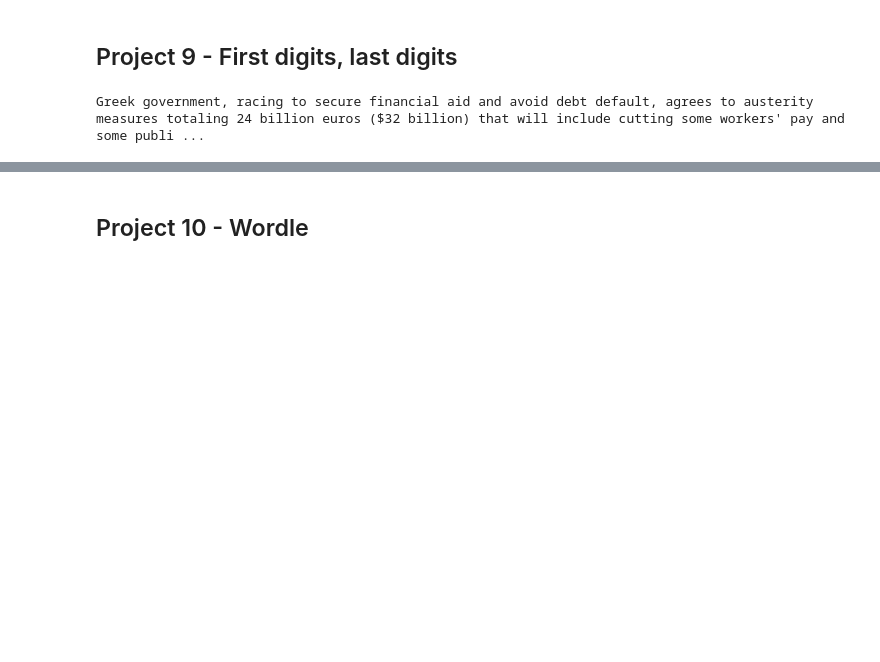
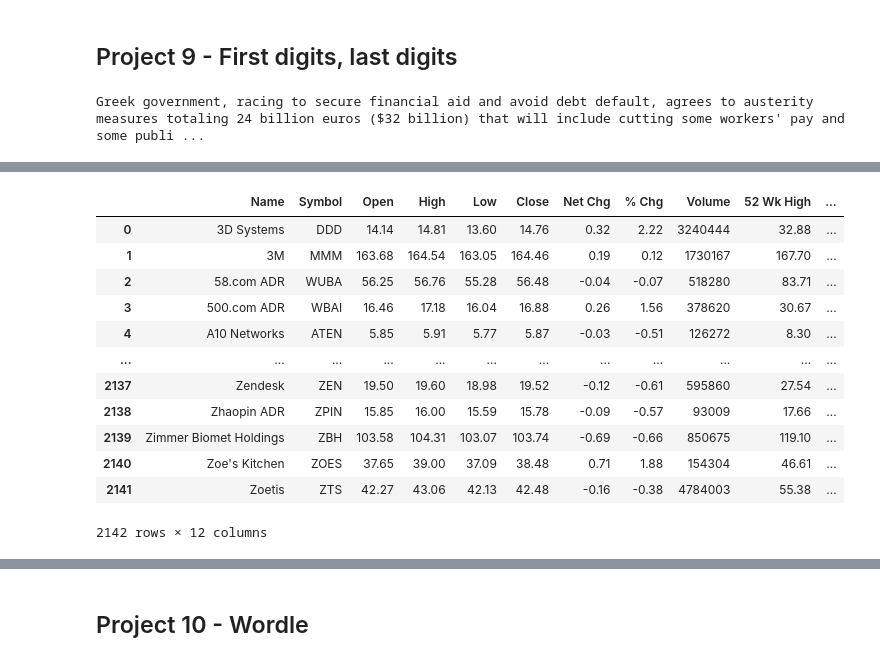
Before and after one commit to jllottes/jllottes.github.io, a Jupyter notebook: _static/weekly_notebooks/week14_notebook.ipynb, the cells around one changed output, grey strips where cells are left out. Saved outputs shown, nothing was run; the diff lists cells and outputs as text; code cells hidden in the pictures; blank space fills up the shorter version.

```diff
--- a/_static/weekly_notebooks/week14_notebook.ipynb
+++ b/_static/weekly_notebooks/week14_notebook.ipynb
@@ -43,0 +49,16 @@ fig.tight_layout()
+# %%
+NYSE
+# %% [output]
+|  | Name | Symbol | Open | High | Low | Close | Net Chg | % Chg | Volume | 52 Wk High | ... |
+| 0 | 3D Systems | DDD | 14.14 | 14.81 | 13.60 | 14.76 | 0.32 | 2.22 | 3240444 | 32.88 | ... |
+| 1 | 3M | MMM | 163.68 | 164.54 | 163.05 | 164.46 | 0.19 | 0.12 | 1730167 | 167.70 | ... |
+| 2 | 58.com ADR | WUBA | 56.25 | 56.76 | 55.28 | 56.48 | -0.04 | -0.07 | 518280 | 83.71 | ... |
+| 3 | 500.com ADR | WBAI | 16.46 | 17.18 | 16.04 | 16.88 | 0.26 | 1.56 | 378620 | 30.67 | ... |
+| 4 | A10 Networks | ATEN | 5.85 | 5.91 | 5.77 | 5.87 | -0.03 | -0.51 | 126272 | 8.30 | ... |
+| ... | ... | ... | ... | ... | ... | ... | ... | ... | ... | ... | ... |
+| 2137 | Zendesk | ZEN | 19.50 | 19.60 | 18.98 | 19.52 | -0.12 | -0.61 | 595860 | 27.54 | ... |
+| 2138 | Zhaopin ADR | ZPIN | 15.85 | 16.00 | 15.59 | 15.78 | -0.09 | -0.57 | 93009 | 17.66 | ... |
+| 2139 | Zimmer Biomet Holdings | ZBH | 103.58 | 104.31 | 103.07 | 103.74 | -0.69 | -0.66 | 850675 | 119.10 | ... |
+| 2140 | Zoe's Kitchen | ZOES | 37.65 | 39.00 | 37.09 | 38.48 | 0.71 | 1.88 | 154304 | 46.61 | ... |
+| 2141 | Zoetis | ZTS | 42.27 | 43.06 | 42.13 | 42.48 | -0.16 | -0.38 | 4784003 | 55.38 | ... |
+2142 rows × 12 columns
```
Also changed, not shown: parts of 21 cells of this notebook, 58 other files.
